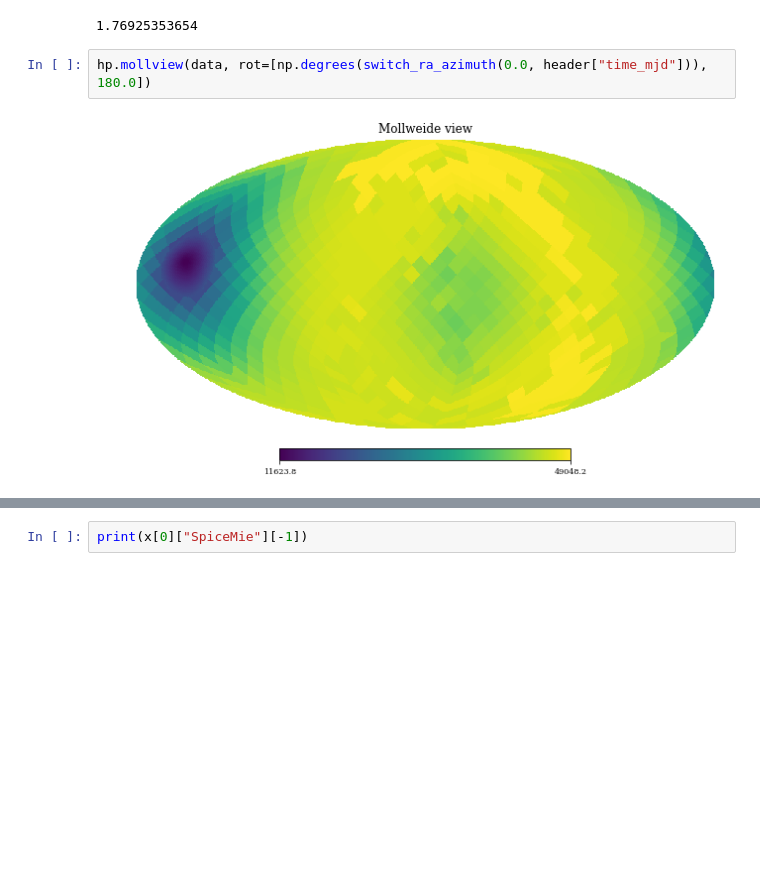
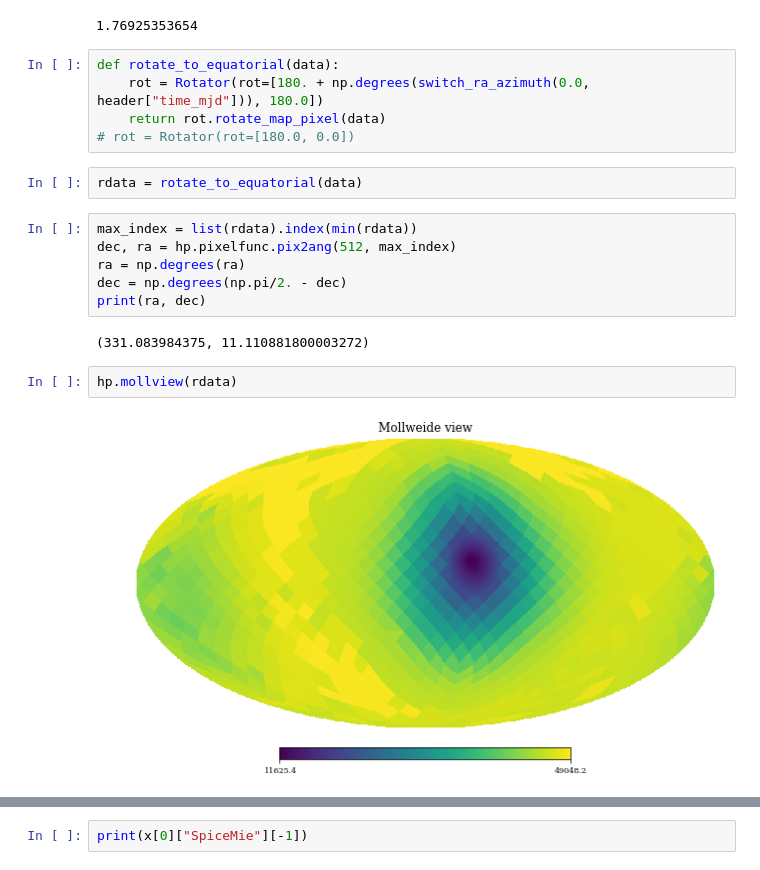
Before and after one commit to robertdstein/millipede_parser, a Jupyter notebook: Parse_contour.ipynb, the cells around one changed output, grey strips where cells are left out. Drawn from its saved outputs; the diff is of its cells as text; blank space fills up the shorter version.

```diff
--- a/Parse_contour.ipynb
+++ b/Parse_contour.ipynb
@@ -68,6 +69,21 @@ print(switch_ra_azimuth(0.0, header["time_mjd"]))
 # %% [output]
 1.76925353654
 # %%
-hp.mollview(data, rot=[np.degrees(switch_ra_azimuth(0.0, header["time_mjd"])), 180.0])
+def rotate_to_equatorial(data):
+    rot = Rotator(rot=[180. + np.degrees(switch_ra_azimuth(0.0, header["time_mjd"])), 180.0])
+    return rot.rotate_map_pixel(data)
+# rot = Rotator(rot=[180.0, 0.0])
-# %% [output]
-[figure, removed]
+# %%
+rdata = rotate_to_equatorial(data)
+# %%
+max_index = list(rdata).index(min(rdata))
+dec, ra = hp.pixelfunc.pix2ang(512, max_index)
+ra = np.degrees(ra)
+dec = np.degrees(np.pi/2. - dec)
+print(ra, dec)
+# %% [output]
+(331.083984375, 11.110881800003272)
+# %%
+hp.mollview(rdata)
+# %% [output]
+[figure, added]
```
Also changed, not shown: parts of 2 cells of this notebook, 4 other files.
